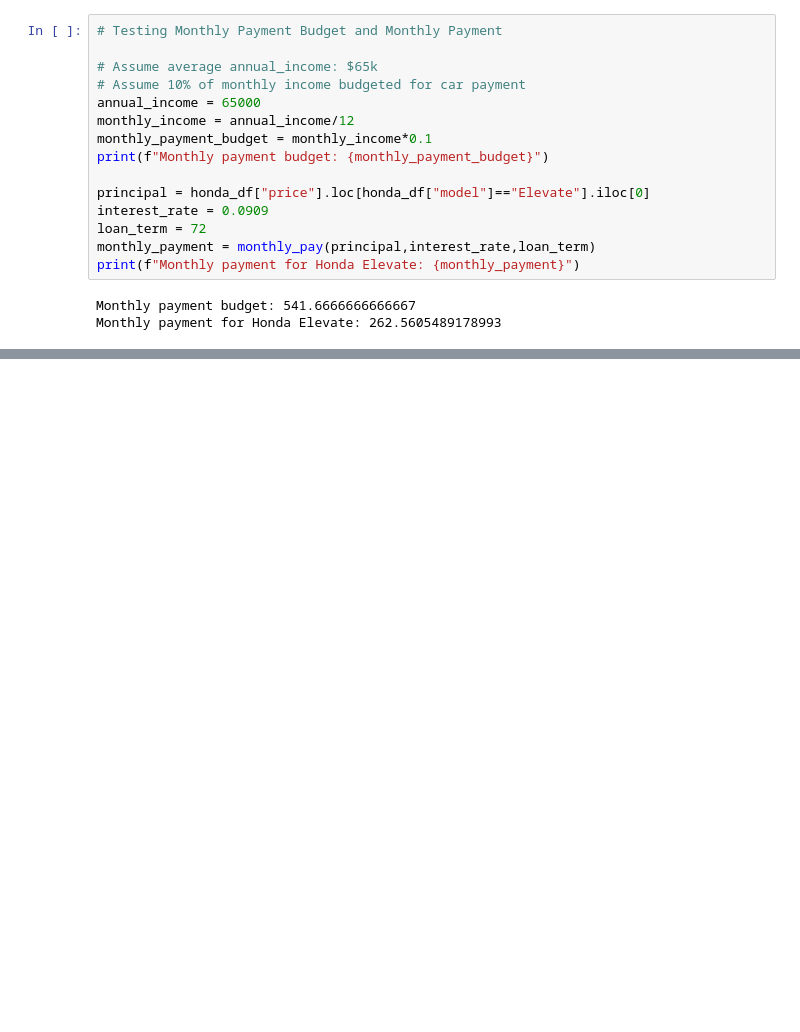
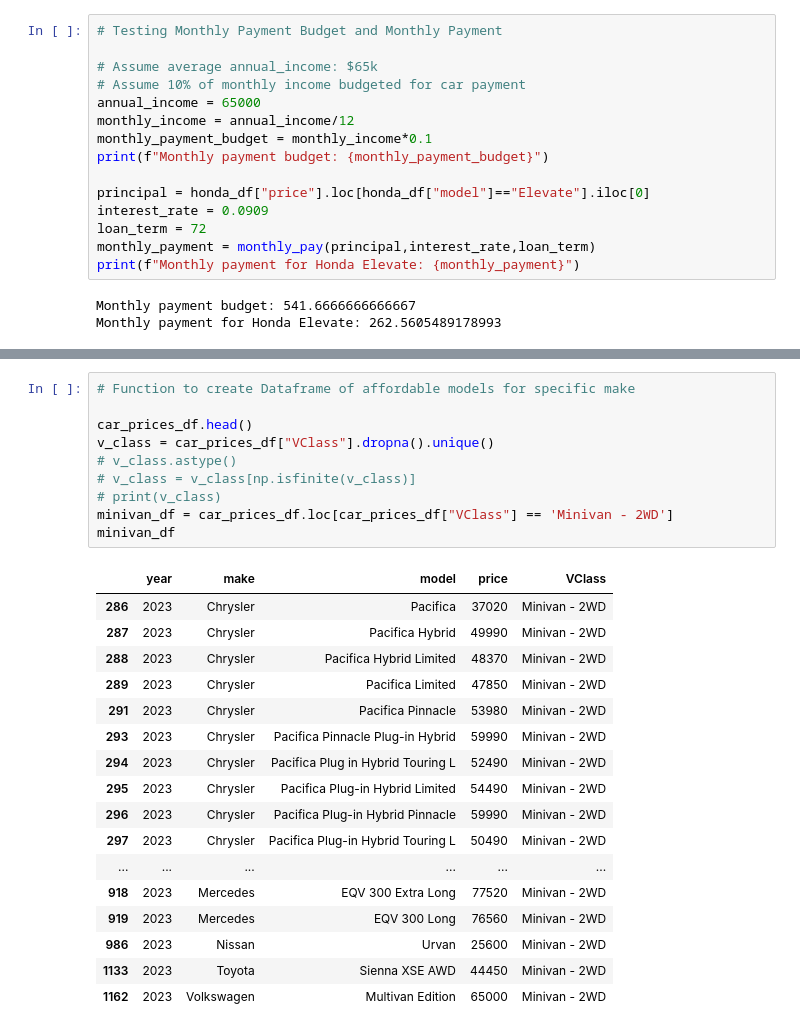
Before and after one commit to raniljoshua/Data-Analysis-Bootcamp_Project-1, a Jupyter notebook: car_payment.ipynb, the cells around one changed output, grey strips where cells are left out. Drawn from its saved outputs; the diff is of its cells as text; blank space fills up the shorter version.

```diff
--- a/car_payment.ipynb
+++ b/car_payment.ipynb
@@ -196 +206,29 @@ plt.tight_layout()
 <Figure size 640x480 with 0 Axes>
+# %%
+# Function to create Dataframe of affordable models for specific make
+
+car_prices_df.head()
+v_class = car_prices_df["VClass"].dropna().unique()
+# v_class.astype()
+# v_class = v_class[np.isfinite(v_class)]
+# print(v_class)
+minivan_df = car_prices_df.loc[car_prices_df["VClass"] == 'Minivan - 2WD']
+minivan_df
+# %% [output]
+|  | year | make | model | price | VClass |
+| 286 | 2023 | Chrysler | Pacifica | 37020 | Minivan - 2WD |
+| 287 | 2023 | Chrysler | Pacifica Hybrid | 49990 | Minivan - 2WD |
+| 288 | 2023 | Chrysler | Pacifica Hybrid Limited | 48370 | Minivan - 2WD |
+| 289 | 2023 | Chrysler | Pacifica Limited | 47850 | Minivan - 2WD |
+| 291 | 2023 | Chrysler | Pacifica Pinnacle | 53980 | Minivan - 2WD |
+| 293 | 2023 | Chrysler | Pacifica Pinnacle Plug-in Hybrid | 59990 | Minivan - 2WD |
+| 294 | 2023 | Chrysler | Pacifica Plug in Hybrid Touring L | 52490 | Minivan - 2WD |
+| 295 | 2023 | Chrysler | Pacifica Plug-in Hybrid Limited | 54490 | Minivan - 2WD |
+| 296 | 2023 | Chrysler | Pacifica Plug-in Hybrid Pinnacle | 59990 | Minivan - 2WD |
+| 297 | 2023 | Chrysler | Pacifica Plug-in Hybrid Touring L | 50490 | Minivan - 2WD |
+| ... | ... | ... | ... | ... | ... |
+| 918 | 2023 | Mercedes | EQV 300 Extra Long | 77520 | Minivan - 2WD |
+| 919 | 2023 | Mercedes | EQV 300 Long | 76560 | Minivan - 2WD |
+| 986 | 2023 | Nissan | Urvan | 25600 | Minivan - 2WD |
+| 1133 | 2023 | Toyota | Sienna XSE AWD | 44450 | Minivan - 2WD |
+| 1162 | 2023 | Volkswagen | Multivan Edition | 65000 | Minivan - 2WD |
```
Also changed, not shown: parts of 7 cells of this notebook.
